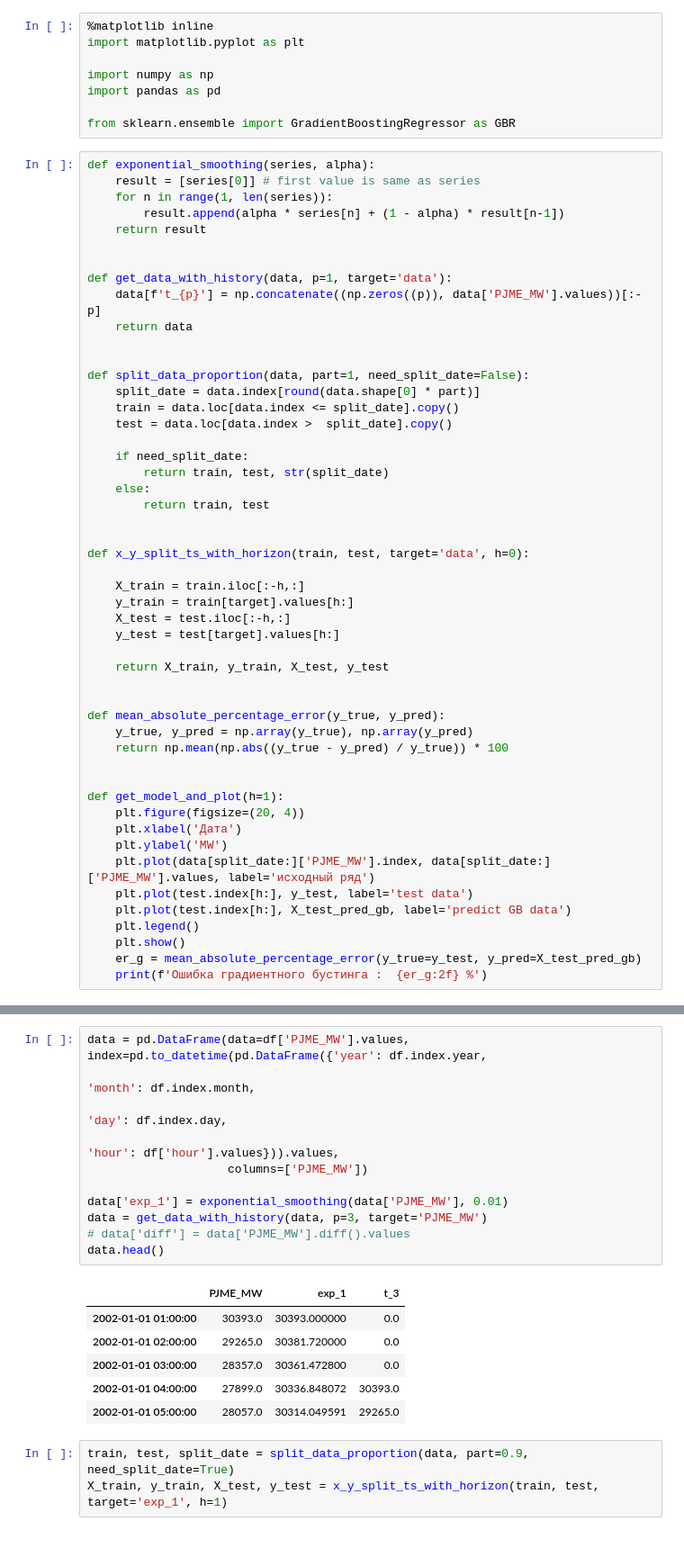
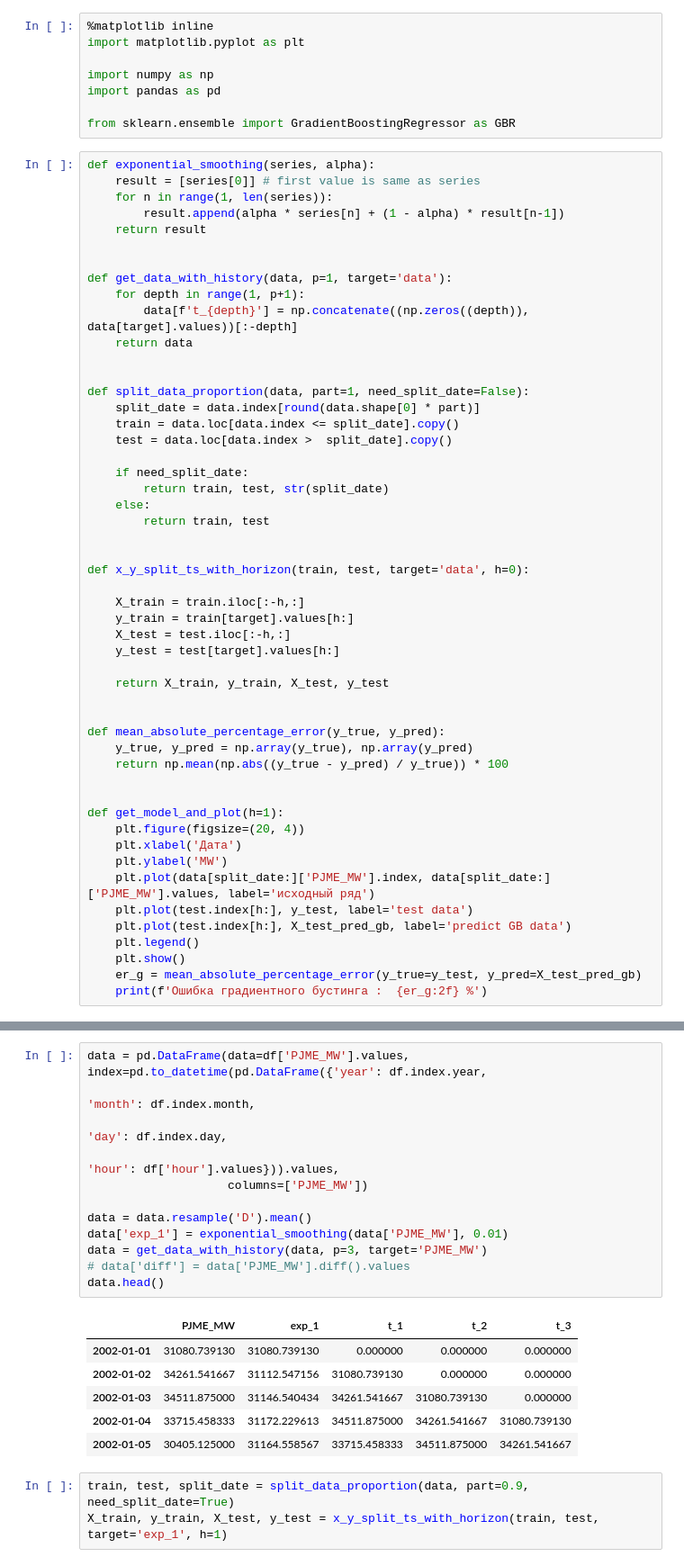
Before and after one commit to GruXsqK/ML_in_business, a Jupyter notebook: Lesson_2/Lesson_2.ipynb, the cells around one changed output, grey strips where cells are left out. Shown: that part at 90% size. Saved outputs shown, nothing was run; the diff lists cells and outputs as text.

```diff
--- a/Lesson_2/Lesson_2.ipynb
+++ b/Lesson_2/Lesson_2.ipynb
@@ -17,7 +17,8 @@ def exponential_smoothing(series, alpha):
 
 
 def get_data_with_history(data, p=1, target='data'):
-    data[f't_{p}'] = np.concatenate((np.zeros((p)), data['PJME_MW'].values))[:-p]
+    for depth in range(1, p+1):
+        data[f't_{depth}'] = np.concatenate((np.zeros((depth)), data[target].values))[:-depth]
     return data
 
 
@@ -72,21 +73,22 @@ df.head()
 # %%
 data = pd.DataFrame(data=df['PJME_MW'].values, index=pd.to_datetime(pd.DataFrame({'year': df.index.year,
                                                                                   'month': df.index.month,
                                                                                   'day': df.index.day,
                                                                                   'hour': df['hour'].values})).values,
                     columns=['PJME_MW'])
 
+data = data.resample('D').mean()
 data['exp_1'] = exponential_smoothing(data['PJME_MW'], 0.01)
 data = get_data_with_history(data, p=3, target='PJME_MW')
 # data['diff'] = data['PJME_MW'].diff().values
 data.head()
 # %% [output]
-|  | PJME_MW | exp_1 | t_3 |
-| 2002-01-01 01:00:00 | 30393.0 | 30393.000000 | 0.0 |
-| 2002-01-01 02:00:00 | 29265.0 | 30381.720000 | 0.0 |
-| 2002-01-01 03:00:00 | 28357.0 | 30361.472800 | 0.0 |
-| 2002-01-01 04:00:00 | 27899.0 | 30336.848072 | 30393.0 |
-| 2002-01-01 05:00:00 | 28057.0 | 30314.049591 | 29265.0 |
+|  | PJME_MW | exp_1 | t_1 | t_2 | t_3 |
+| 2002-01-01 | 31080.739130 | 31080.739130 | 0.000000 | 0.000000 | 0.000000 |
+| 2002-01-02 | 34261.541667 | 31112.547156 | 31080.739130 | 0.000000 | 0.000000 |
+| 2002-01-03 | 34511.875000 | 31146.540434 | 34261.541667 | 31080.739130 | 0.000000 |
+| 2002-01-04 | 33715.458333 | 31172.229613 | 34511.875000 | 34261.541667 | 31080.739130 |
+| 2002-01-05 | 30405.125000 | 31164.558567 | 33715.458333 | 34511.875000 | 34261.541667 |
 # %%
 train, test, split_date = split_data_proportion(data, part=0.9, need_split_date=True)
 X_train, y_train, X_test, y_test = x_y_split_ts_with_horizon(train, test, target='exp_1', h=1)
```
Also changed, not shown: parts of 7 cells of this notebook.
